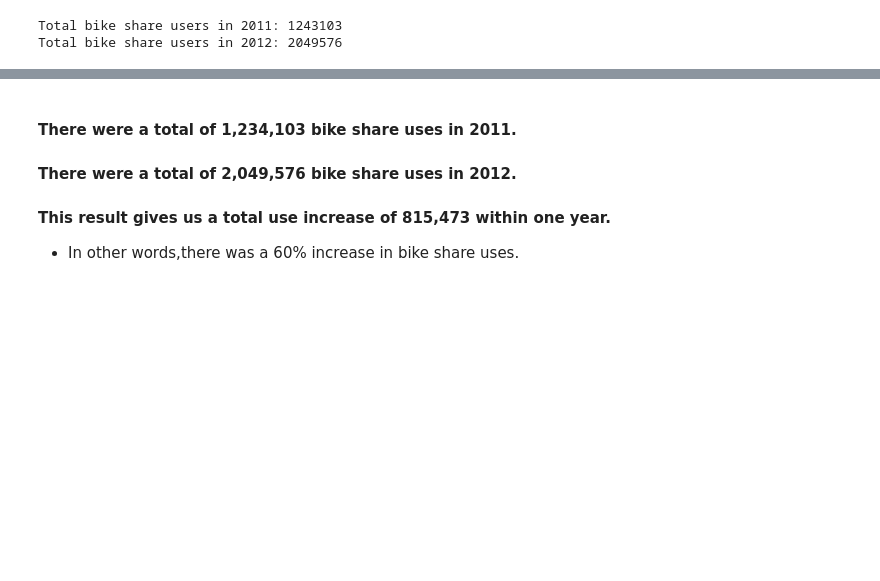
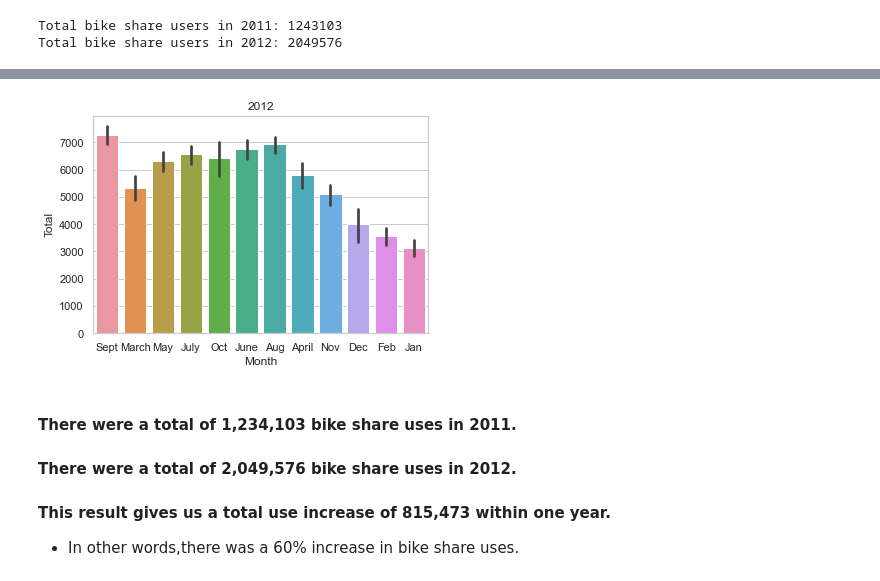
Before and after one commit to data301-2020-winter1/course-project-group_6021, a Jupyter notebook: analysis/Milestone2.ipynb, the cells around one changed output, grey strips where cells are left out. Cells and saved outputs as stored; diff of their text form; code cells hidden in the pictures; blank space fills up the shorter version.

```diff
--- a/analysis/Milestone2.ipynb
+++ b/analysis/Milestone2.ipynb
@@ -129,3 +135,7 @@ Total bike share users in 2012: 2049576
+# %%
+ab = sns.barplot(x="Month", y="Total", data=dfTwelve).set_title('2012')
+# %% [output]
+[figure, added]
 # %% [markdown]
 #### There were a total of 1,234,103 bike share uses in 2011.
 #### There were a total of 2,049,576 bike share uses in 2012.
```
Also changed, not shown: parts of 1 cell of this notebook, 2 other files.
